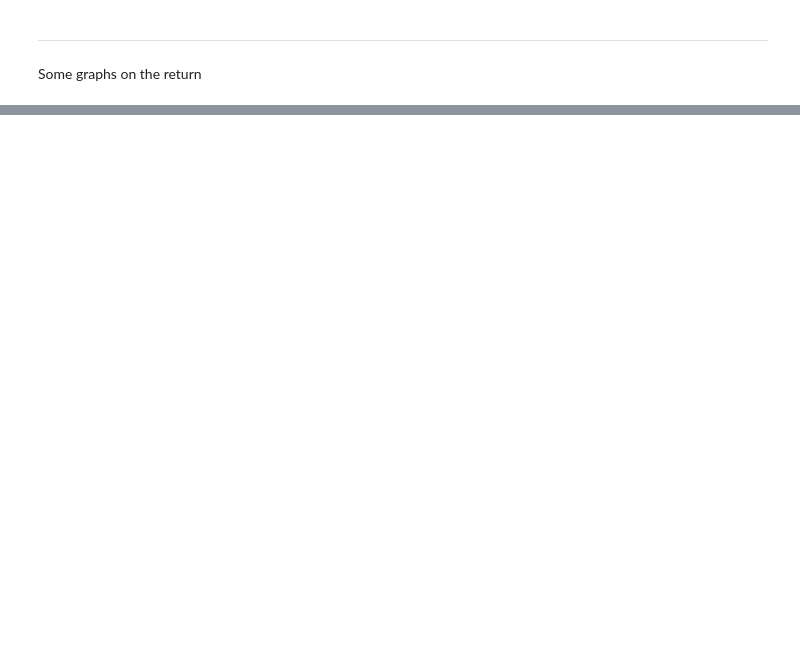
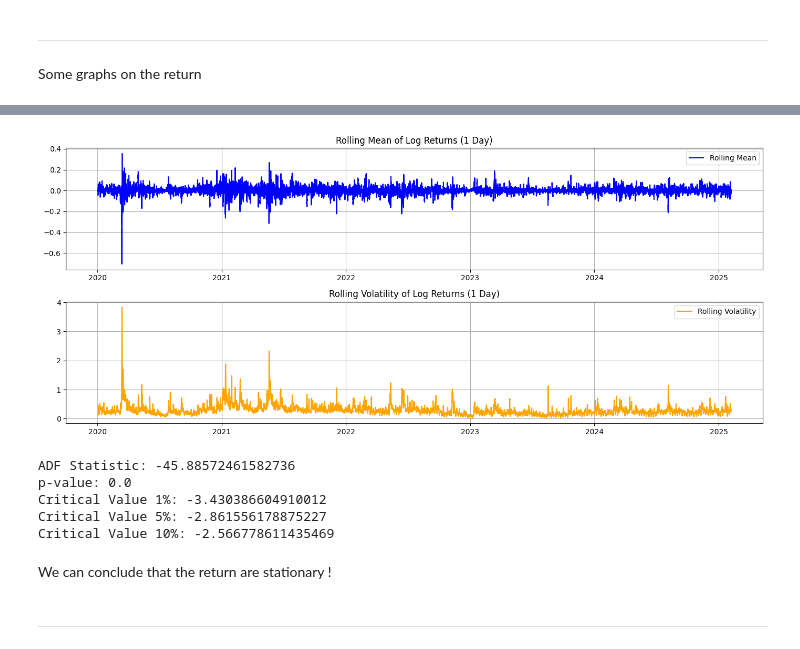
Before and after one commit to ElouanBahri/Predicting_crypto_prices, a Jupyter notebook: src/notebooks/ARIMA_model.ipynb, the cells around one changed output, grey strips where cells are left out. Drawn from its saved outputs; the diff is of its cells as text; code cells hidden in the pictures; blank space fills up the shorter version.

```diff
--- a/src/notebooks/ARIMA_model.ipynb
+++ b/src/notebooks/ARIMA_model.ipynb
@@ -185,0 +70,6 @@ forecast_vol = garch_fit.forecast(start=len(df), horizon=30)
+# %%
+# 96 periods = 1 day if using 15-min intervals
+rolling_window = 96
+
+Data["rolling_mean"] = Data["scaled_returns"].rolling(rolling_window).mean()
+Data["rolling_vol"] = Data["scaled_returns"].rolling(rolling_window).std()
@@ -185,0 +87,36 @@ forecast_vol = garch_fit.forecast(start=len(df), horizon=30)
+# %%
+plt.figure(figsize=(14, 6))
+
+plt.subplot(2, 1, 1)
+plt.plot(Data["rolling_mean"], label="Rolling Mean", color="blue")
+plt.title("Rolling Mean of Log Returns (1 Day)")
+plt.grid(True)
+plt.legend()
+
+plt.subplot(2, 1, 2)
+plt.plot(Data["rolling_vol"], label="Rolling Volatility", color="orange")
+plt.title("Rolling Volatility of Log Returns (1 Day)")
+plt.grid(True)
+plt.legend()
+
+plt.tight_layout()
+plt.show()
+# %% [output]
+[figure, added]
+# %%
+result = adfuller(Data["return"].dropna())
+print("ADF Statistic:", result[0])
+print("p-value:", result[1])
+
+for key, value in result[4].items():
+    print(f"Critical Value {key}: {value}")
+# %% [output]
+ADF Statistic: -45.88572461582736
+p-value: 0.0
+Critical Value 1%: -3.430386604910012
+Critical Value 5%: -2.861556178875227
+Critical Value 10%: -2.566778611435469
+# %% [markdown]
+We can conclude that the return are stationary !
+# %% [markdown]
+-------------------------------------------------
```
Also changed, not shown: parts of 30 cells of this notebook.
